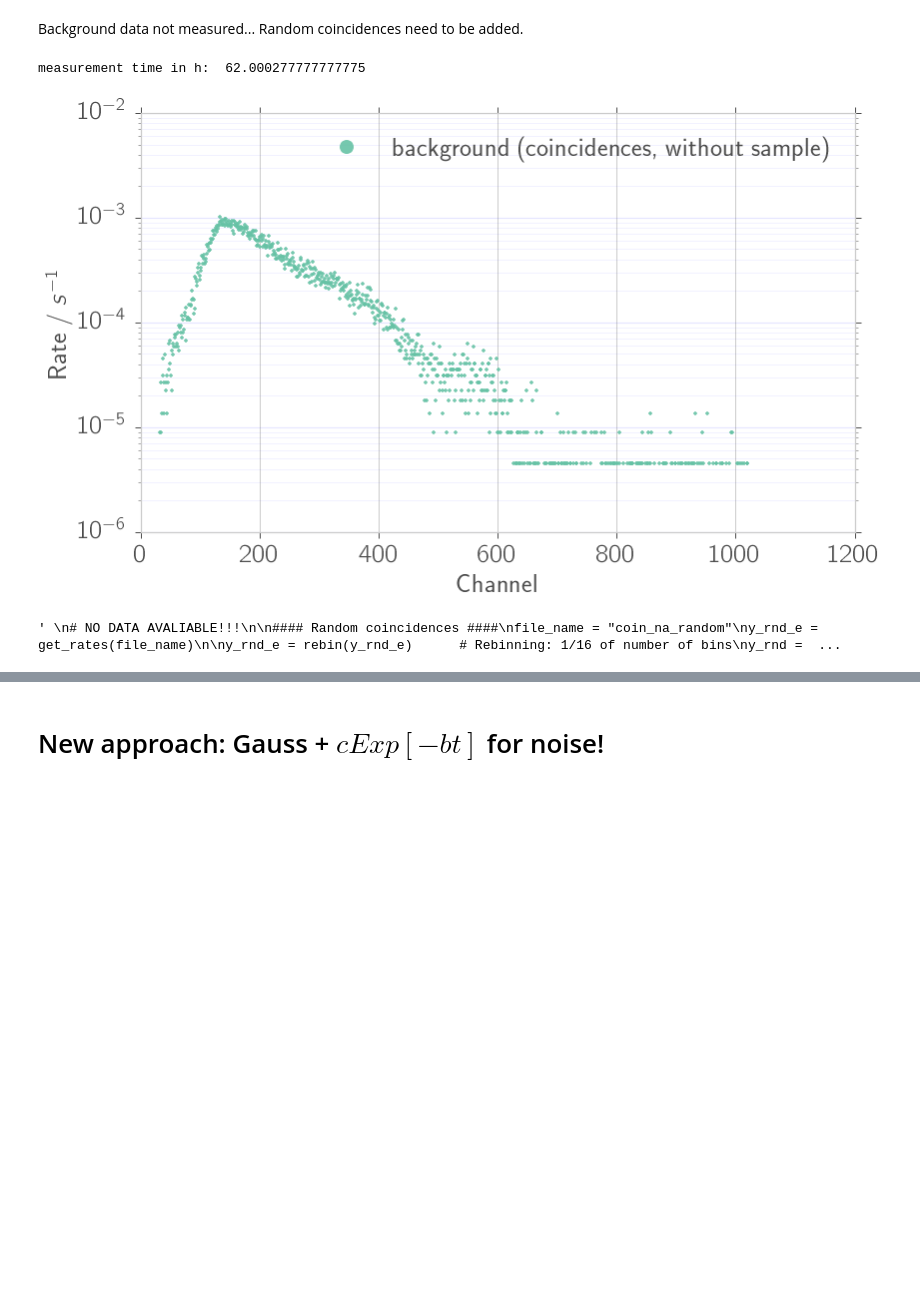
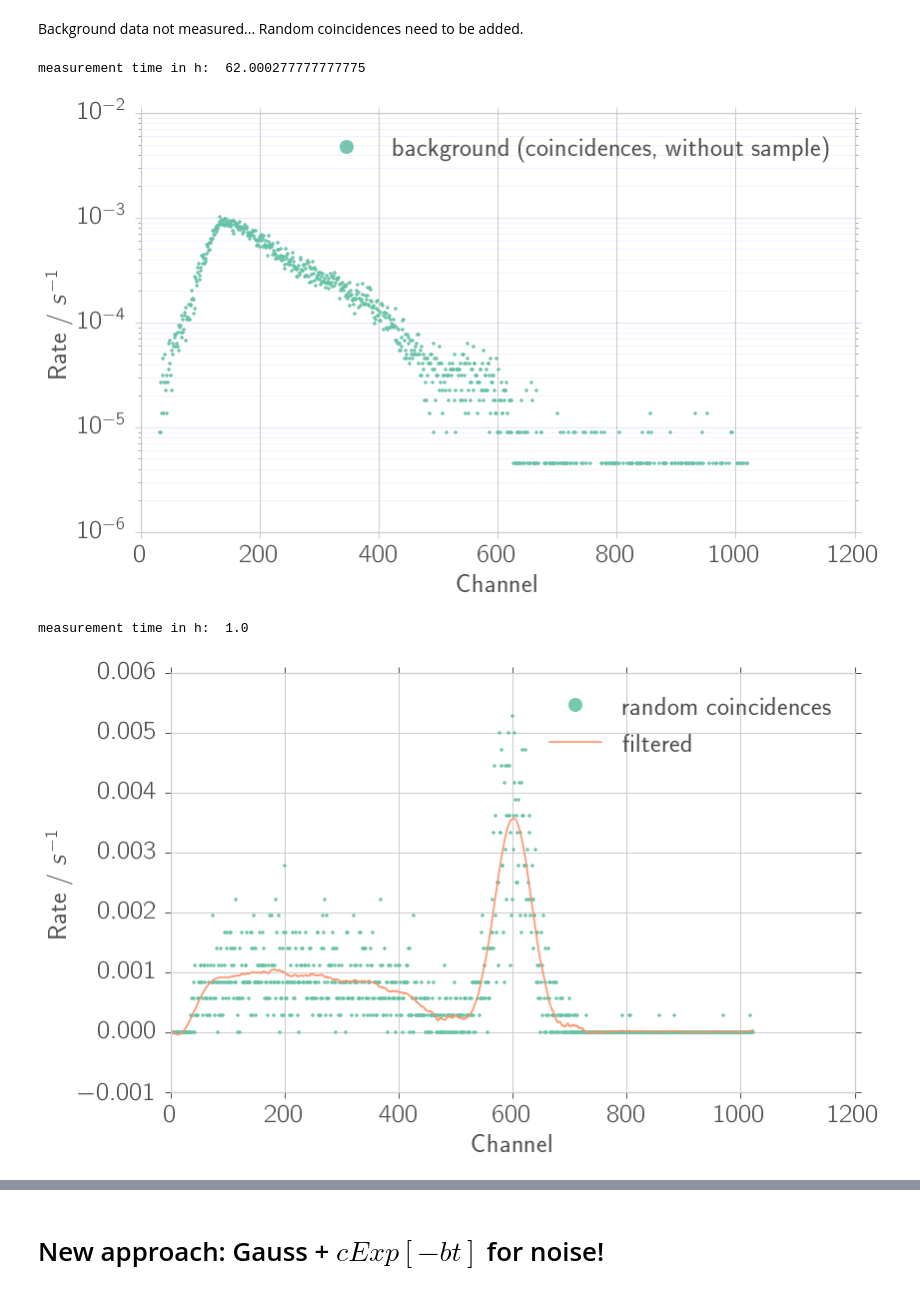
Before and after one commit to Bondzio/fp, a Jupyter notebook: compton/analysis/energy_conservation.ipynb, the cells around one changed output, grey strips where cells are left out. Drawn from its saved outputs; the diff is of its cells as text; code cells hidden in the pictures; blank space fills up the shorter version.

```diff
--- a/compton/analysis/energy_conservation.ipynb
+++ b/compton/analysis/energy_conservation.ipynb
@@ -466,6 +458,7 @@ x_bg = np.arange(len(y_bg)) # channel
 
 # Plotting
 fig1, ax1 = plt.subplots(1, 1)
+fixticks(ax1)
 if not save_fig:
     fig1.suptitle("Histogram NaI, coincident")
 ax1.plot(x_bg, y_bg, '.', alpha=0.9, label='background (coincidences, without sample)')
@@ -487,37 +480,37 @@ if save_fig:
     fig1.savefig(fig_dir + file_name + ".png")
 # %% [output]
 measurement time in h:  62.000277777777775
-[figure, old version]
+[figure, new version]
 # %%
-"""
+
 # NO DATA AVALIABLE!!!
 
 #### Random coincidences ####
 file_name = "coin_na_random"
 y_rnd_e = get_rates(file_name)
 
 y_rnd_e = rebin(y_rnd_e)      # Rebinning: 1/16 of number of bins
 y_rnd = nom(y_rnd_e)          # nominal values
 y_rnd_fil = sav(y_rnd, 201, 7)# filtered
 x_rnd = np.arange(len(y_rnd)) # channel
 
 # Plotting
 fig1, ax1 = plt.subplots(1, 1)
 if not save_fig:
     fig1.suptitle("Histogram NaI, coincident")
 ax1.plot(x_rnd, y_rnd, '.', alpha=0.9, label='random coincidences')
 ax1.plot(x_rnd, y_rnd_fil, '-', alpha=0.9, label='filtered')
 ax1.set_xlabel("Channel")
 ax1.set_ylabel("Rate / $s^{-1}$")
 #ax1.set_xlim(0, 1000)
 #ax1.set_ylim(0, 0.025)
 ax1.legend(loc=1)
 ax1.grid(True)
 #ax1.set_yscale("log", nonposy='clip')
 
 if save_fig:
     fig1.savefig(fig_dir + file_name + ".pdf")
     fig1.savefig(fig_dir + file_name + ".png")
-"""
 # %% [output]
-' \n# NO DATA AVALIABLE!!!\n\n#### Random coincidences ####\nfile_name = "coin_na_random"\ny_rnd_e = get_rates(file_name)\n\ny_rnd_e = rebin(y_rnd_e)      # Rebinning: 1/16 of number of bins\ny_rnd =  ...
+measurement time in h:  1.0
+[figure, added]
```
Also changed, not shown: parts of 8 cells of this notebook, 51 other files.
